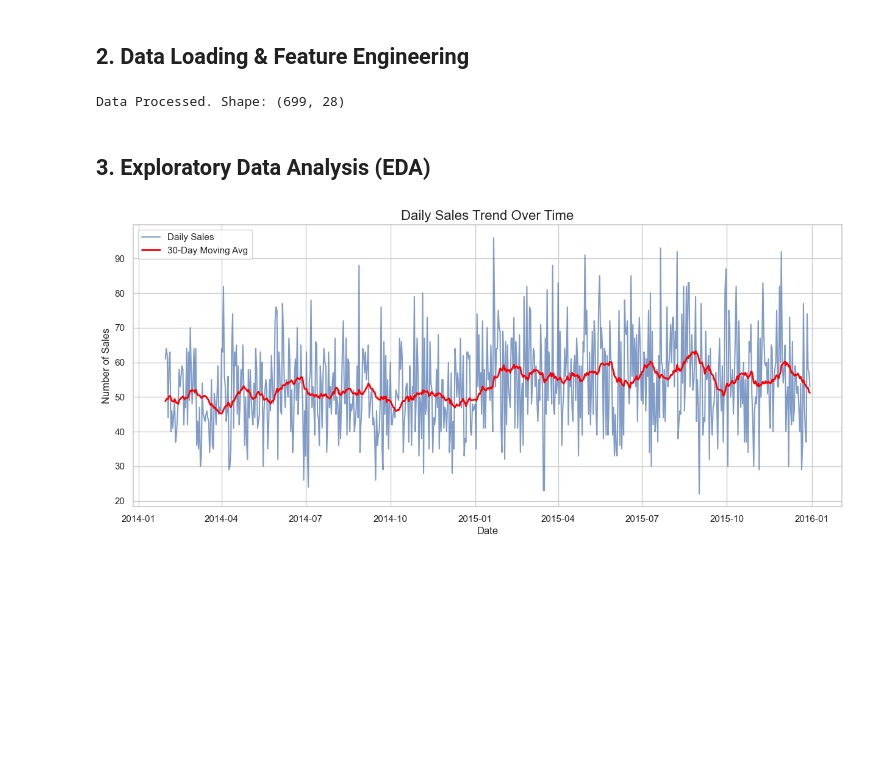
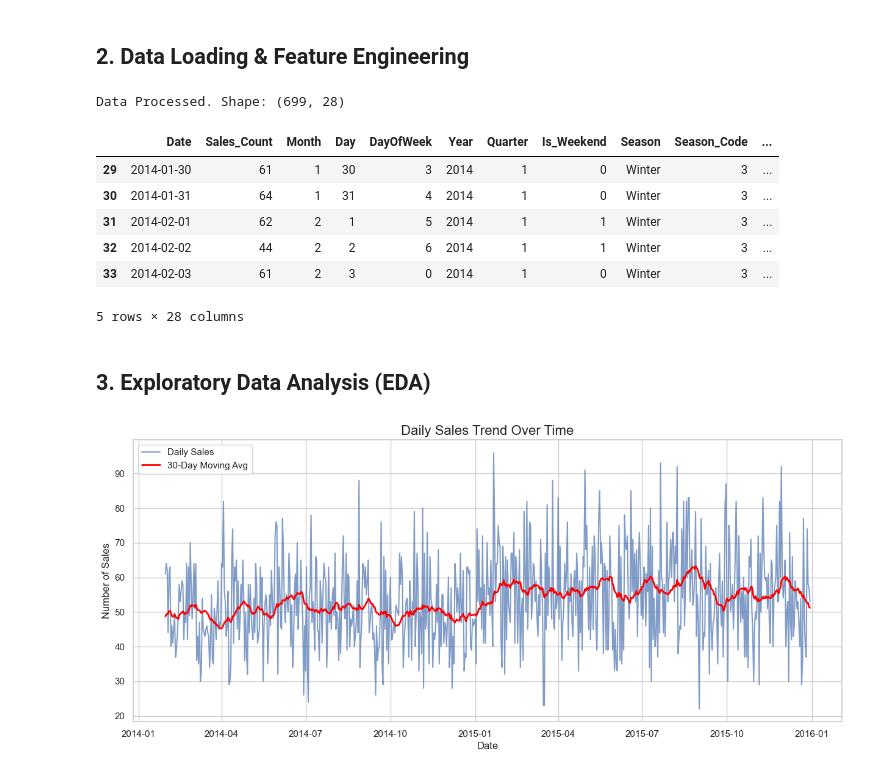
Before and after one commit to AyushDas4890/Grocery-sales-predictor, a Jupyter notebook: Seasonal_Demand_Prediction_Final_Workflow.ipynb, the cells around one changed output. Cells and saved outputs as stored; diff of their text form; code cells hidden in the pictures; blank space fills up the shorter version.

```diff
--- a/Seasonal_Demand_Prediction_Final_Workflow.ipynb
+++ b/Seasonal_Demand_Prediction_Final_Workflow.ipynb
@@ -73,6 +73,16 @@ daily_sales['Target'] = le_target.fit_transform(daily_sales['Demand_Level'])
 print("Data Processed. Shape:", daily_sales.shape)
 # %% [output]
 Data Processed. Shape: (699, 28)
+# %%
+daily_sales.head()
+# %% [output]
+|  | Date | Sales_Count | Month | Day | DayOfWeek | Year | Quarter | Is_Weekend | Season | Season_Code | ... |
+| 29 | 2014-01-30 | 61 | 1 | 30 | 3 | 2014 | 1 | 0 | Winter | 3 | ... |
+| 30 | 2014-01-31 | 64 | 1 | 31 | 4 | 2014 | 1 | 0 | Winter | 3 | ... |
+| 31 | 2014-02-01 | 62 | 2 | 1 | 5 | 2014 | 1 | 1 | Winter | 3 | ... |
+| 32 | 2014-02-02 | 44 | 2 | 2 | 6 | 2014 | 1 | 1 | Winter | 3 | ... |
+| 33 | 2014-02-03 | 61 | 2 | 3 | 0 | 2014 | 1 | 0 | Winter | 3 | ... |
+5 rows × 28 columns
 # %% [markdown]
 ## 3. Exploratory Data Analysis (EDA)
 # %%
```
Also changed, not shown: parts of 1 cell of this notebook.
